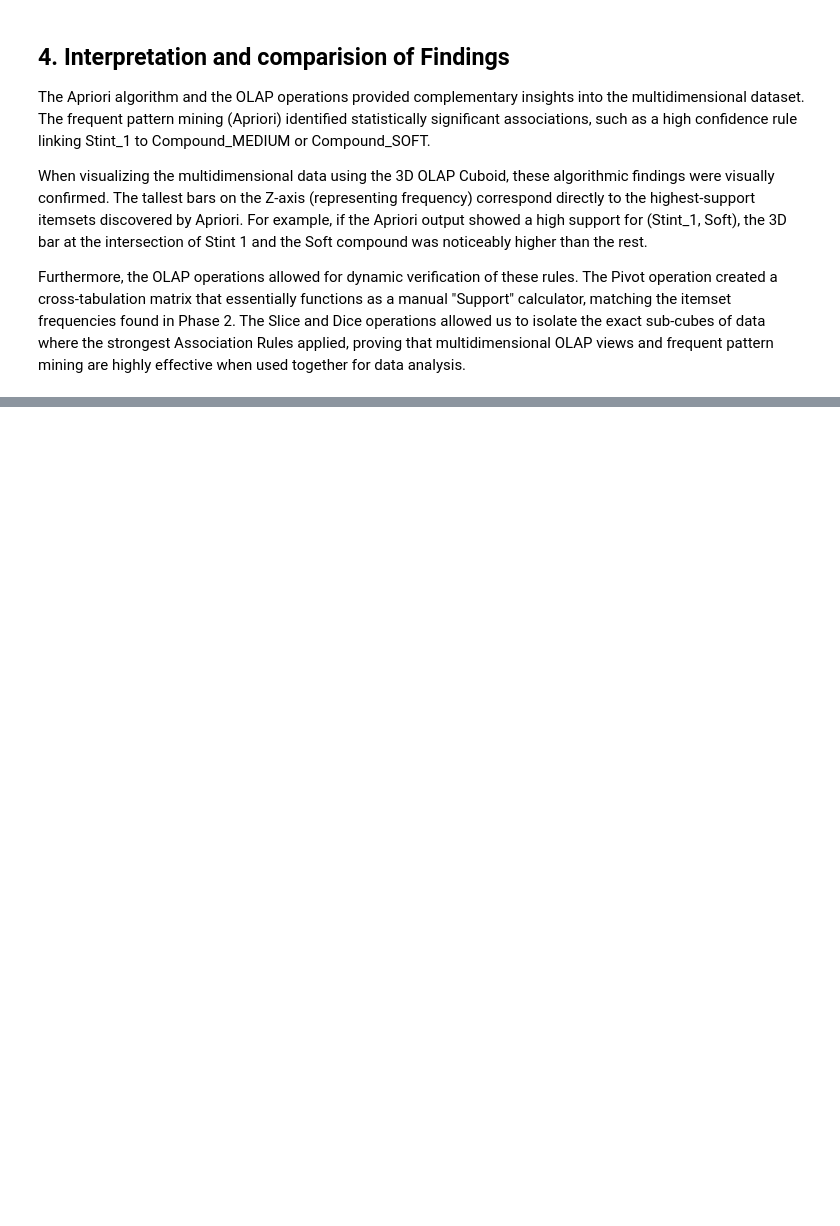
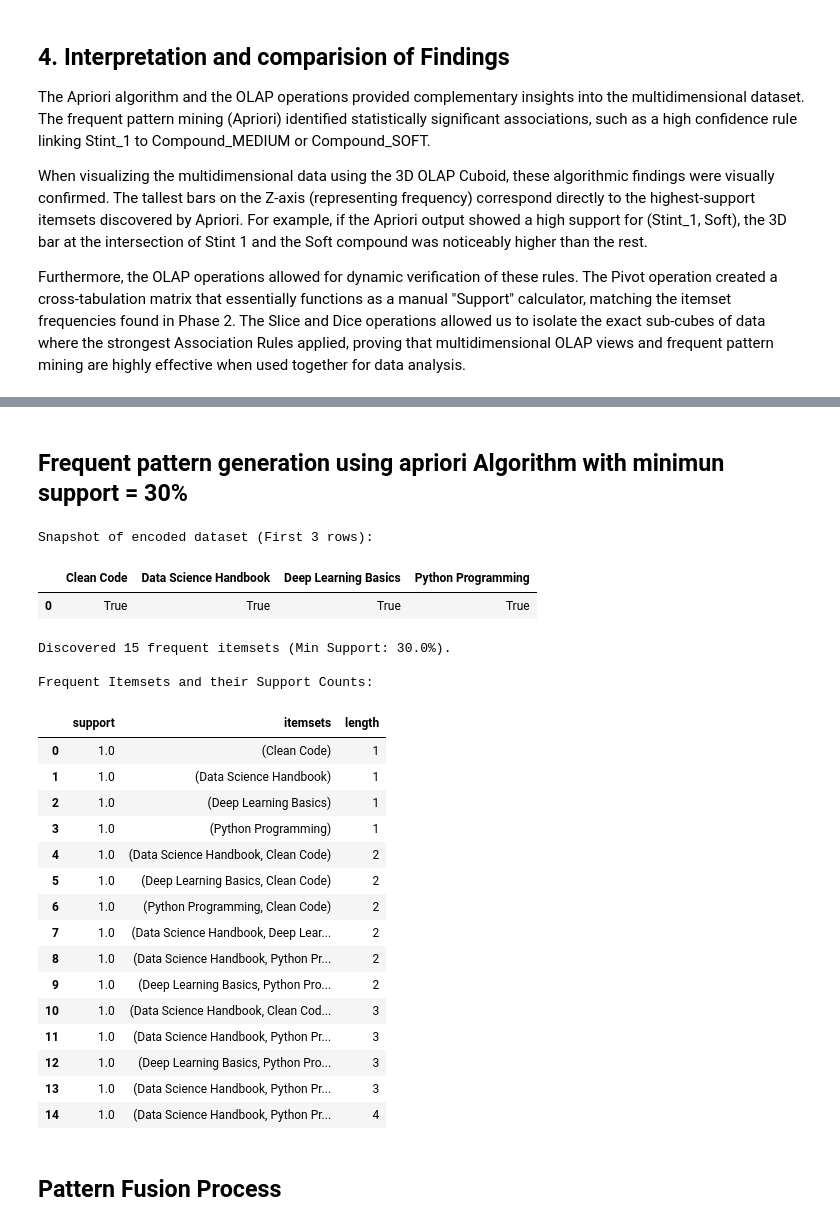
Before and after one commit to 5und4r/MachineLearningLab, a Jupyter notebook: MachineLearningLab.ipynb, the cells around one changed output, grey strips where cells are left out. Drawn from its saved outputs; the diff is of its cells as text; code cells hidden in the pictures; blank space fills up the shorter version.

```diff
--- a/MachineLearningLab.ipynb
+++ b/MachineLearningLab.ipynb
@@ -726,0 +789,65 @@ Furthermore, the OLAP operations allowed for dynamic verification of these rules
+# %% [markdown]
+## Frequent pattern generation using apriori Algorithm with minimun support = 30%
+# %%
+import pandas as pd
+import warnings
+from mlxtend.preprocessing import TransactionEncoder
+from mlxtend.frequent_patterns import apriori
+
+warnings.filterwarnings('ignore', category=DeprecationWarning)
+
+# Load the dataset
+df = pd.read_csv('OnlineBookStoreRetailTransactions.csv')
+if 'items' not in df.columns:
+    df = pd.read_csv('OnlineBookStoreRetailTransactions.csv', names=['transaction_id', 'items'], header=None)
+
+# The items in our CSV are separated by semicolons (;), so we split them into lists
+transactions = df['items'].dropna().apply(lambda x: str(x).split(';')).tolist()
+
+# mlxtend requires the data to be in a boolean one-hot encoded format
+te = TransactionEncoder()
+te_ary = te.fit(transactions).transform(transactions)
+encoded_df = pd.DataFrame(te_ary, columns=te.columns_)
+
+print("Snapshot of encoded dataset (First 3 rows):")
+display(encoded_df.head(3))
+print("\n")
+
+# We are choosing a Minimum Support of 30% (0.3)
+min_sup = 0.30
+frequent_itemsets = apriori(encoded_df, min_support=min_sup, use_colnames=True)
+
+# Add a column for the length of each pattern (number of items)
+frequent_itemsets['length'] = frequent_itemsets['itemsets'].apply(lambda x: len(x))
+
+# Sorting by lengths to see the groupings
+frequent_itemsets = frequent_itemsets.sort_values(by=['length', 'support'], ascending=[True, False])
+
+print(f"Discovered {len(frequent_itemsets)} frequent itemsets (Min Support: {min_sup*100}%).")
+print("\nFrequent Itemsets and their Support Counts:")
+display(frequent_itemsets)
+# %% [output]
+Snapshot of encoded dataset (First 3 rows):
+|  | Clean Code | Data Science Handbook | Deep Learning Basics | Python Programming |
+| 0 | True | True | True | True |
+Discovered 15 frequent itemsets (Min Support: 30.0%).
+
+Frequent Itemsets and their Support Counts:
+|  | support | itemsets | length |
+| 0 | 1.0 | (Clean Code) | 1 |
+| 1 | 1.0 | (Data Science Handbook) | 1 |
+| 2 | 1.0 | (Deep Learning Basics) | 1 |
+| 3 | 1.0 | (Python Programming) | 1 |
+| 4 | 1.0 | (Data Science Handbook, Clean Code) | 2 |
+| 5 | 1.0 | (Deep Learning Basics, Clean Code) | 2 |
+| 6 | 1.0 | (Python Programming, Clean Code) | 2 |
+| 7 | 1.0 | (Data Science Handbook, Deep Lear... | 2 |
+| 8 | 1.0 | (Data Science Handbook, Python Pr... | 2 |
+| 9 | 1.0 | (Deep Learning Basics, Python Pro... | 2 |
+| 10 | 1.0 | (Data Science Handbook, Clean Cod... | 3 |
+| 11 | 1.0 | (Data Science Handbook, Python Pr... | 3 |
+| 12 | 1.0 | (Deep Learning Basics, Python Pro... | 3 |
+| 13 | 1.0 | (Data Science Handbook, Python Pr... | 3 |
+| 14 | 1.0 | (Data Science Handbook, Python Pr... | 4 |
+# %% [markdown]
+## Pattern Fusion Process
```
Also changed, not shown: parts of 6 cells of this notebook.
